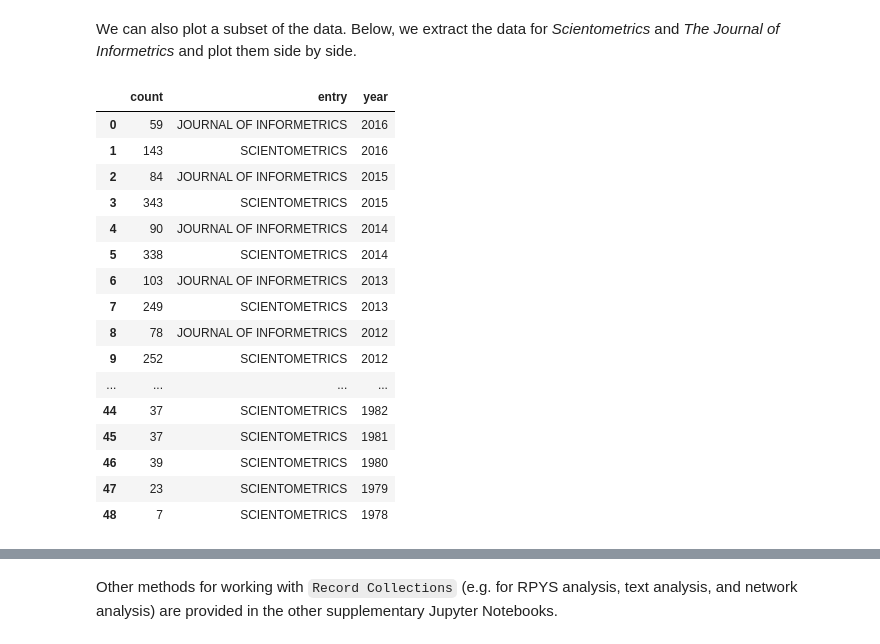
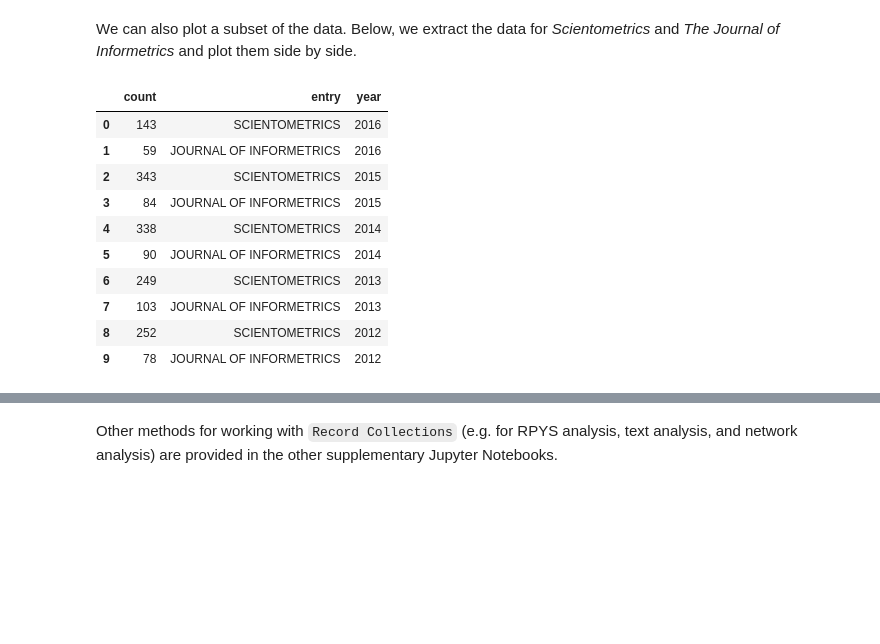
Before and after one commit to mclevey/metaknowledge_article_supplement, a Jupyter notebook: 1_record_collections.ipynb, the cells around one changed output, grey strips where cells are left out. Saved outputs shown, nothing was run; the diff lists cells and outputs as text; code cells hidden in the pictures; blank space fills up the shorter version.

```diff
--- a/1_record_collections.ipynb
+++ b/1_record_collections.ipynb
@@ -212,23 +223,17 @@ We can also plot a subset of the data. Below, we extract the data for *Scientome
 # %%
 subset = ['SCIENTOMETRICS', 'JOURNAL OF INFORMETRICS']
 growth_by_journal = pandas.DataFrame(RC.timeSeries('journal',
     outputFile = 'generated_datasets/growth_journals.csv', limitTo = subset))
-growth_by_journal
+growth_by_journal[:10]
 # %% [output]
 |  | count | entry | year |
-| 0 | 59 | JOURNAL OF INFORMETRICS | 2016 |
-| 1 | 143 | SCIENTOMETRICS | 2016 |
-| 2 | 84 | JOURNAL OF INFORMETRICS | 2015 |
-| 3 | 343 | SCIENTOMETRICS | 2015 |
-| 4 | 90 | JOURNAL OF INFORMETRICS | 2014 |
-| 5 | 338 | SCIENTOMETRICS | 2014 |
-| 6 | 103 | JOURNAL OF INFORMETRICS | 2013 |
-| 7 | 249 | SCIENTOMETRICS | 2013 |
-| 8 | 78 | JOURNAL OF INFORMETRICS | 2012 |
-| 9 | 252 | SCIENTOMETRICS | 2012 |
-| ... | ... | ... | ... |
-| 44 | 37 | SCIENTOMETRICS | 1982 |
-| 45 | 37 | SCIENTOMETRICS | 1981 |
-| 46 | 39 | SCIENTOMETRICS | 1980 |
-| 47 | 23 | SCIENTOMETRICS | 1979 |
-| 48 | 7 | SCIENTOMETRICS | 1978 |
+| 0 | 143 | SCIENTOMETRICS | 2016 |
+| 1 | 59 | JOURNAL OF INFORMETRICS | 2016 |
+| 2 | 343 | SCIENTOMETRICS | 2015 |
+| 3 | 84 | JOURNAL OF INFORMETRICS | 2015 |
+| 4 | 338 | SCIENTOMETRICS | 2014 |
+| 5 | 90 | JOURNAL OF INFORMETRICS | 2014 |
+| 6 | 249 | SCIENTOMETRICS | 2013 |
+| 7 | 103 | JOURNAL OF INFORMETRICS | 2013 |
+| 8 | 252 | SCIENTOMETRICS | 2012 |
+| 9 | 78 | JOURNAL OF INFORMETRICS | 2012 |
```
Also changed, not shown: parts of 13 cells of this notebook, 23 other files.
